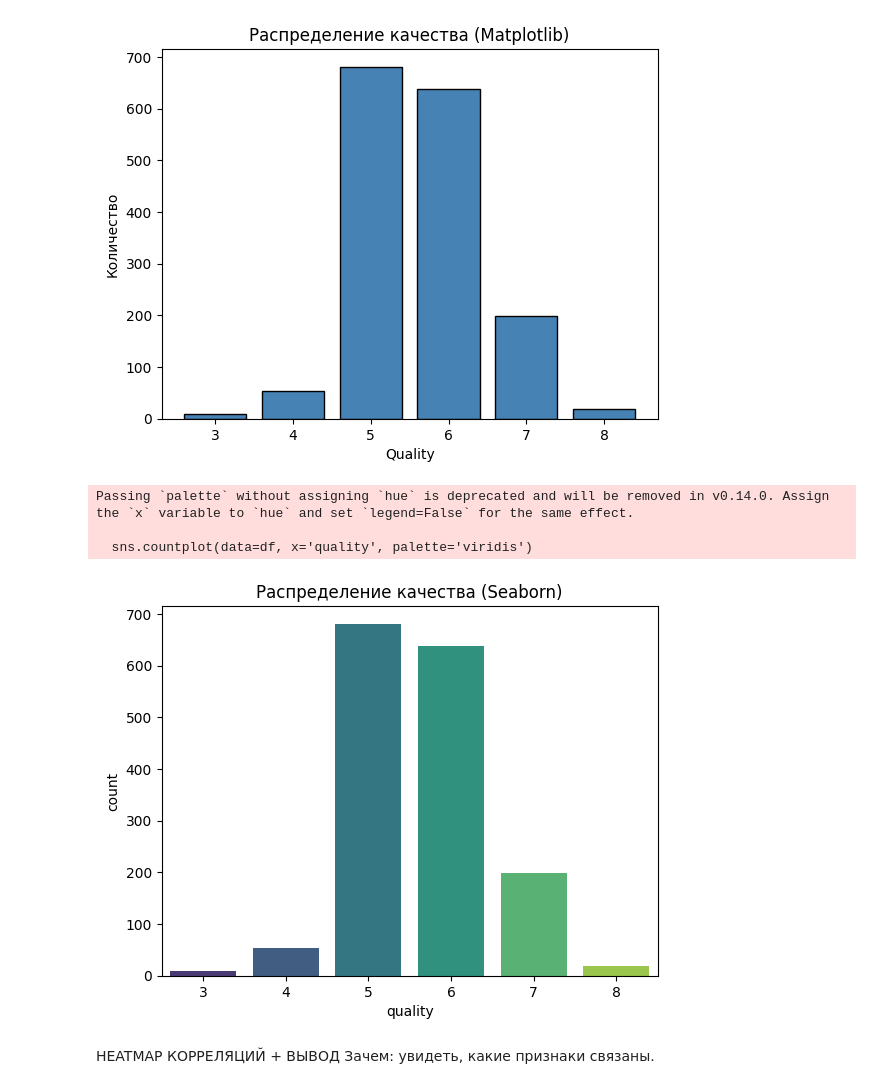
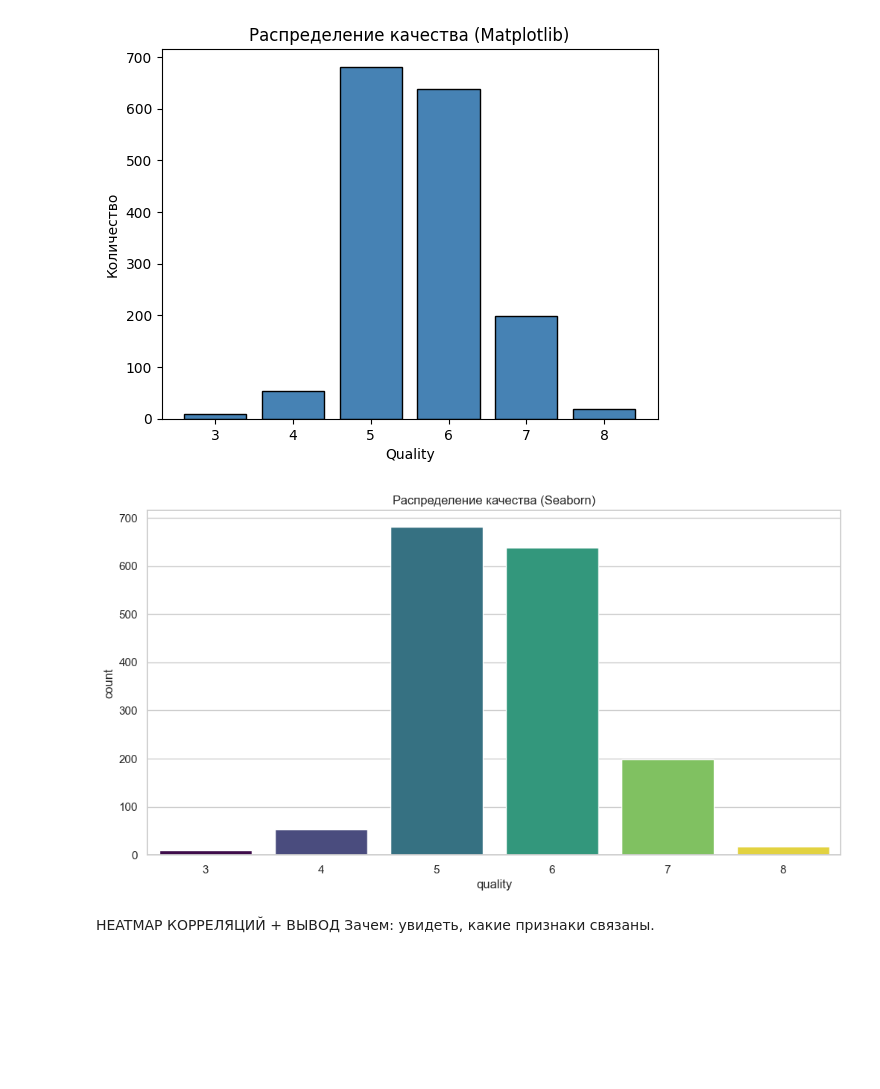
Before and after one commit to topj0bstule/ML_Course, a Jupyter notebook: hw02_/hw02_notebook.ipynb, the cells around one changed output. Saved outputs shown, nothing was run; the diff lists cells and outputs as text; code cells hidden in the pictures; blank space fills up the shorter version.

```diff
--- a/hw02_/hw02_notebook.ipynb
+++ b/hw02_/hw02_notebook.ipynb
@@ -446,14 +443,11 @@ plt.show()
 # %% [output]
 [figure]
 # %%
-sns.countplot(data=df, x='quality', palette='viridis')
+sns.countplot(data=df, x='quality', palette='viridis', hue='quality', legend=False)
 plt.title('Распределение качества (Seaborn)')
 plt.show()
 # %% [output]
-Passing `palette` without assigning `hue` is deprecated and will be removed in v0.14.0. Assign the `x` variable to `hue` and set `legend=False` for the same effect.
-
-  sns.countplot(data=df, x='quality', palette='viridis')
-[figure, old version]
+[figure, new version]
 # %%
 fig = px.histogram(df, x='quality', title='Распределение качества (Plotly)', text_auto=True)
 fig.show()
```
Also changed, not shown: parts of 3 cells of this notebook.
